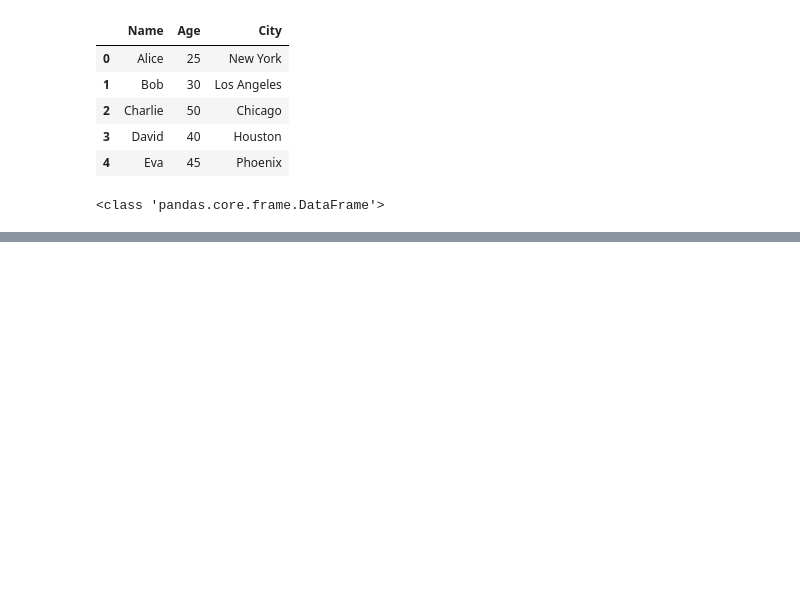
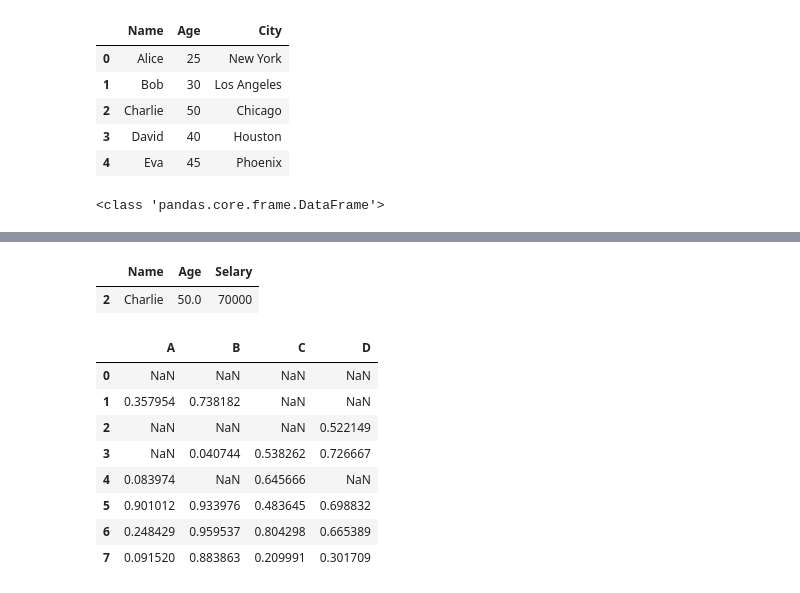
Before and after one commit to Maruf0275/Machine-Learning-CIT, a Jupyter notebook: Python-Libraries/Pandas.ipynb, the cells around one changed output, grey strips where cells are left out. Cells and saved outputs as stored; diff of their text form; code cells hidden in the pictures; blank space fills up the shorter version.

```diff
--- a/Python-Libraries/Pandas.ipynb
+++ b/Python-Libraries/Pandas.ipynb
@@ -68,0 +213,25 @@ print(type(df))
+# %%
+df[df['Age'] == 50.0]
+# %% [output]
+|  | Name | Age | Selary |
+| 2 | Charlie | 50.0 | 70000 |
+# %%
+data = np.random.rand(8,4)
+
+for i in range(data.shape[1]):
+  nan_val = np.random.choice(6,3,replace = False)
+  data[nan_val, i] = np.nan
+
+
+df  = pd.DataFrame(data, columns = ['A','B','C','D'])
+df
+# %% [output]
+|  | A | B | C | D |
+| 0 | NaN | NaN | NaN | NaN |
+| 1 | 0.357954 | 0.738182 | NaN | NaN |
+| 2 | NaN | NaN | NaN | 0.522149 |
+| 3 | NaN | 0.040744 | 0.538262 | 0.726667 |
+| 4 | 0.083974 | NaN | 0.645666 | NaN |
+| 5 | 0.901012 | 0.933976 | 0.483645 | 0.698832 |
+| 6 | 0.248429 | 0.959537 | 0.804298 | 0.665389 |
+| 7 | 0.091520 | 0.883863 | 0.209991 | 0.301709 |
```
Also changed, not shown: parts of 18 cells of this notebook.
